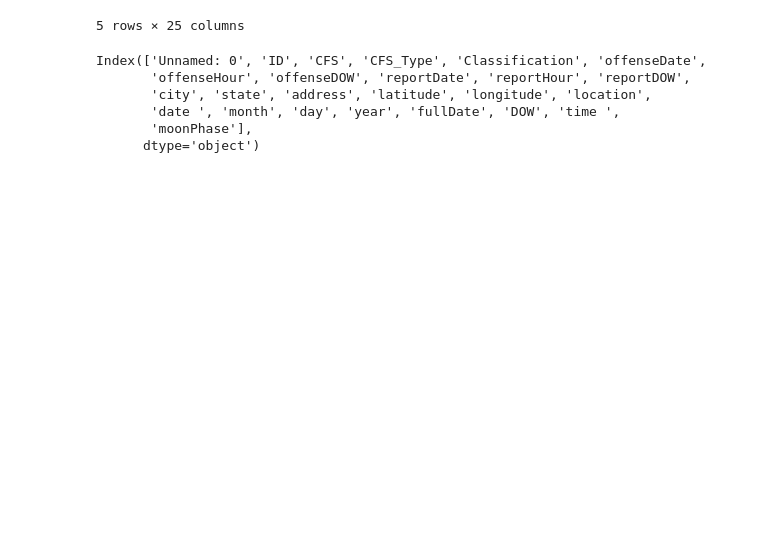
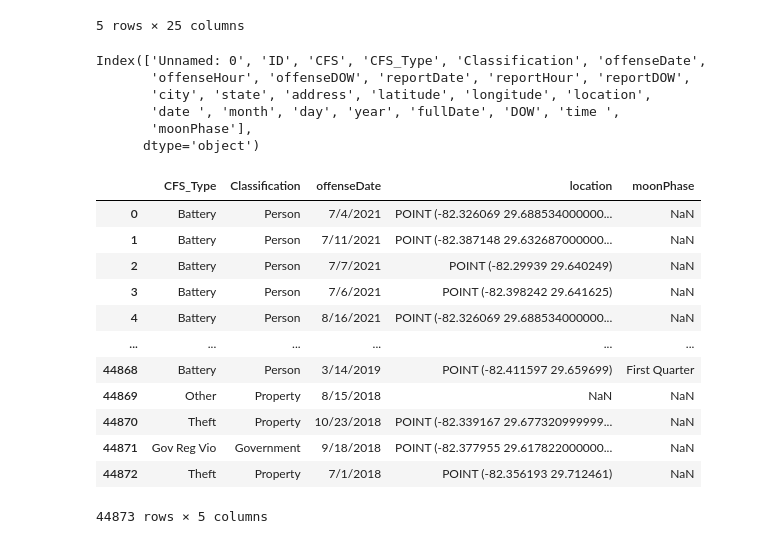
Before and after one commit to lawrencegoodwyn/FinalProject, a Jupyter notebook: yellowbrick.ipynb, the cells around one changed output. Cells and saved outputs as stored; diff of their text form; code cells hidden in the pictures; blank space fills up the shorter version.

```diff
--- a/yellowbrick.ipynb
+++ b/yellowbrick.ipynb
@@ -39,4 +36,19 @@ used_columns= ['ID', 'CFS', 'CFS_Type', 'Classification', 'offenseDate', 'offens
 # %%
-#data.df=data.drop[unused_columns,axis=1]
+convert_cols= data[used_columns]
+convert_cols
+# %% [output]
+|  | CFS_Type | Classification | offenseDate | location | moonPhase |
+| 0 | Battery | Person | 7/4/2021 | POINT (-82.326069 29.688534000000... | NaN |
+| 1 | Battery | Person | 7/11/2021 | POINT (-82.387148 29.632687000000... | NaN |
+| 2 | Battery | Person | 7/7/2021 | POINT (-82.29939 29.640249) | NaN |
+| 3 | Battery | Person | 7/6/2021 | POINT (-82.398242 29.641625) | NaN |
+| 4 | Battery | Person | 8/16/2021 | POINT (-82.326069 29.688534000000... | NaN |
+| ... | ... | ... | ... | ... | ... |
+| 44868 | Battery | Person | 3/14/2019 | POINT (-82.411597 29.659699) | First Quarter |
+| 44869 | Other | Property | 8/15/2018 | NaN | NaN |
+| 44870 | Theft | Property | 10/23/2018 | POINT (-82.339167 29.677320999999... | NaN |
+| 44871 | Gov Reg Vio | Government | 9/18/2018 | POINT (-82.377955 29.617822000000... | NaN |
+| 44872 | Theft | Property | 7/1/2018 | POINT (-82.356193 29.712461) | NaN |
+44873 rows × 5 columns
 # %%
 #Covnert Strings to FLoats
```
Also changed, not shown: parts of 11 cells of this notebook.
